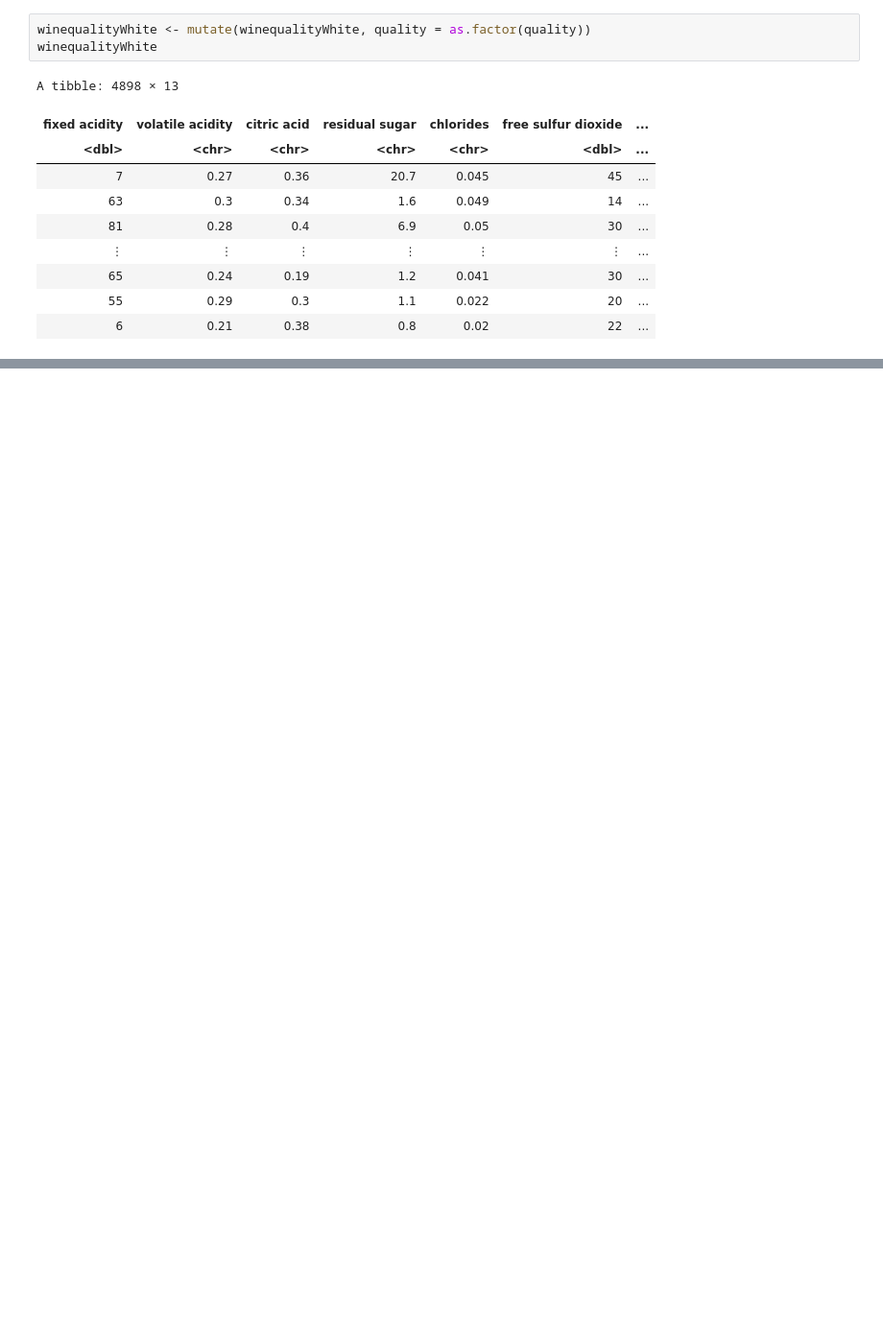
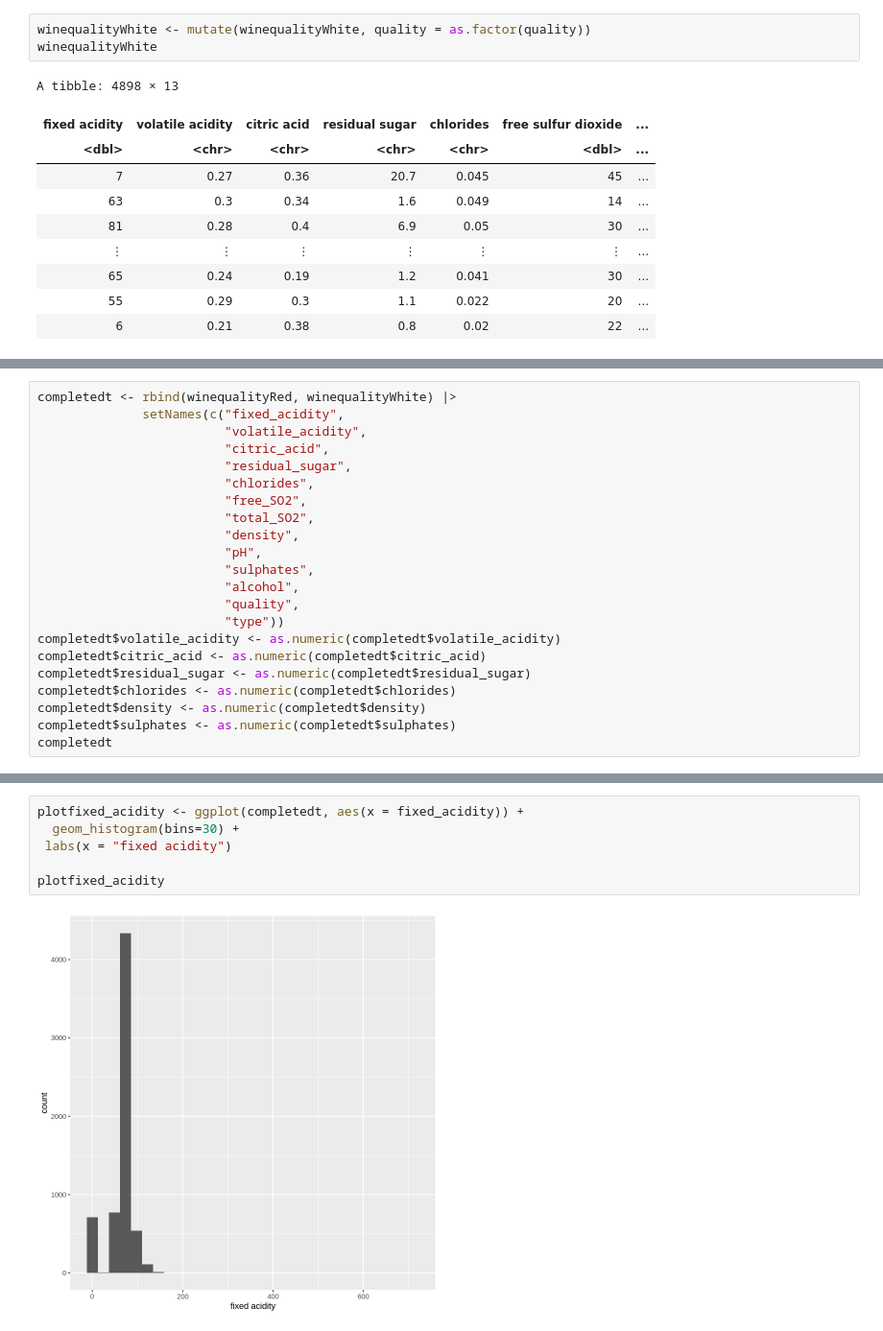
Before and after one commit to Hg422/DSCI100_GroupProject_2022, a Jupyter notebook: Project Proposal Final.ipynb, the cells around one changed output, grey strips where cells are left out. Shown: that part at 96% size. Drawn from its saved outputs; the diff is of its cells as text; blank space fills up the shorter version.

```diff
--- a/Project Proposal Final.ipynb
+++ b/Project Proposal Final.ipynb
@@ -151,0 +145,22 @@ A tibble: 9796 × 13
+# %%
+completedt <- rbind(winequalityRed, winequalityWhite) |>
+              setNames(c("fixed_acidity",
+                         "volatile_acidity",
+                         "citric_acid",
+                         "residual_sugar",
+                         "chlorides",
+                         "free_SO2",
+                         "total_SO2",
+                         "density",
+                         "pH",
+                         "sulphates",
+                         "alcohol",
+                         "quality",
+                         "type"))
+completedt$volatile_acidity <- as.numeric(completedt$volatile_acidity)
+completedt$citric_acid <- as.numeric(completedt$citric_acid)
+completedt$residual_sugar <- as.numeric(completedt$residual_sugar)
+completedt$chlorides <- as.numeric(completedt$chlorides)
+completedt$density <- as.numeric(completedt$density)
+completedt$sulphates <- as.numeric(completedt$sulphates)
+completedt
@@ -151,0 +186,8 @@ A tibble: 9796 × 13
+# %%
+plotfixed_acidity <- ggplot(completedt, aes(x = fixed_acidity)) +
+  geom_histogram(bins=30) +
+ labs(x = "fixed acidity")
+
+plotfixed_acidity
+# %% [output]
+[figure, added]
```
Also changed, not shown: parts of 16 cells of this notebook.
